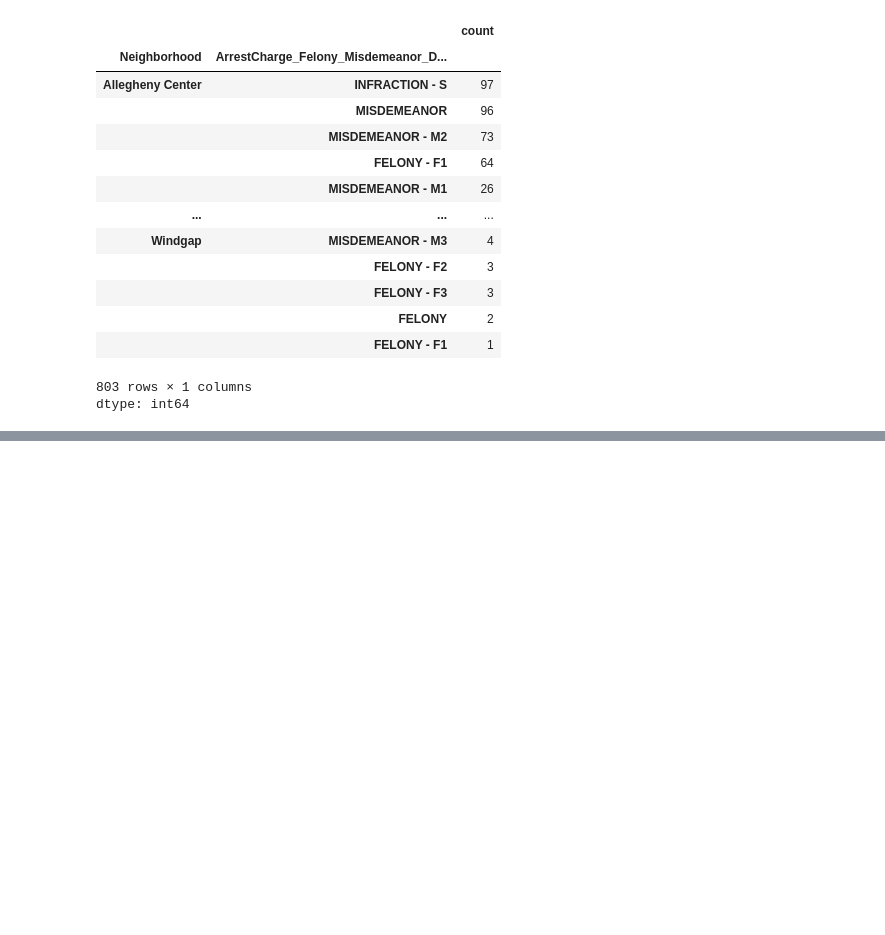
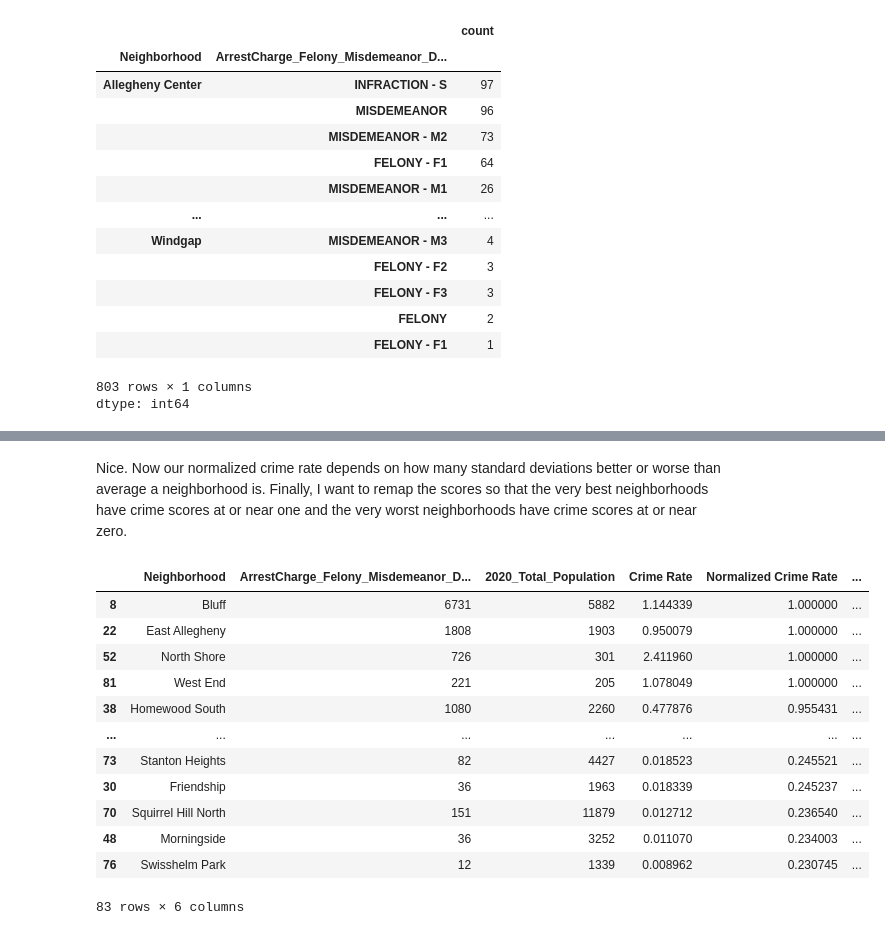
Before and after one commit to hancher626/CMPINF-0011-FInal-Project-Group-23, a Jupyter notebook: cooper_crime_notebook.ipynb, the cells around one changed output, grey strips where cells are left out. Drawn from its saved outputs; the diff is of its cells as text; code cells hidden in the pictures; blank space fills up the shorter version.

```diff
--- a/cooper_crime_notebook.ipynb
+++ b/cooper_crime_notebook.ipynb
@@ -92,0 +124,2 @@ Decisions, decisions...
+# %%
+crime_count = neighborhoods_grouped.count()
@@ -92,0 +171,22 @@ Decisions, decisions...
+# %% [markdown]
+Nice. Now our normalized crime rate depends on how many standard deviations better or worse than average a neighborhood is. Finally, I want to remap the scores so that the very best neighborhoods have crime scores at or near one and the very worst neighborhoods have crime scores at or near zero.
+# %%
+old_min, old_max = merge_df['Normalized Crime Rate'].min(), merge_df['Normalized Crime Rate'].max()
+new_min, new_max = 0, 1
+
+merge_df["Crime Score"] = 1 - (new_min + (merge_df['Normalized Crime Rate'] - old_min) * (new_max - new_min) / (old_max - old_min))
+merge_df.sort_values(by = "Crime Score")
+# %% [output]
+|  | Neighborhood | ArrestCharge_Felony_Misdemeanor_D... | 2020_Total_Population | Crime Rate | Normalized Crime Rate | ... |
+| 8 | Bluff | 6731 | 5882 | 1.144339 | 1.000000 | ... |
+| 22 | East Allegheny | 1808 | 1903 | 0.950079 | 1.000000 | ... |
+| 52 | North Shore | 726 | 301 | 2.411960 | 1.000000 | ... |
+| 81 | West End | 221 | 205 | 1.078049 | 1.000000 | ... |
+| 38 | Homewood South | 1080 | 2260 | 0.477876 | 0.955431 | ... |
+| ... | ... | ... | ... | ... | ... | ... |
+| 73 | Stanton Heights | 82 | 4427 | 0.018523 | 0.245521 | ... |
+| 30 | Friendship | 36 | 1963 | 0.018339 | 0.245237 | ... |
+| 70 | Squirrel Hill North | 151 | 11879 | 0.012712 | 0.236540 | ... |
+| 48 | Morningside | 36 | 3252 | 0.011070 | 0.234003 | ... |
+| 76 | Swisshelm Park | 12 | 1339 | 0.008962 | 0.230745 | ... |
+83 rows × 6 columns
```
Also changed, not shown: parts of 20 cells of this notebook, 2 other files.
